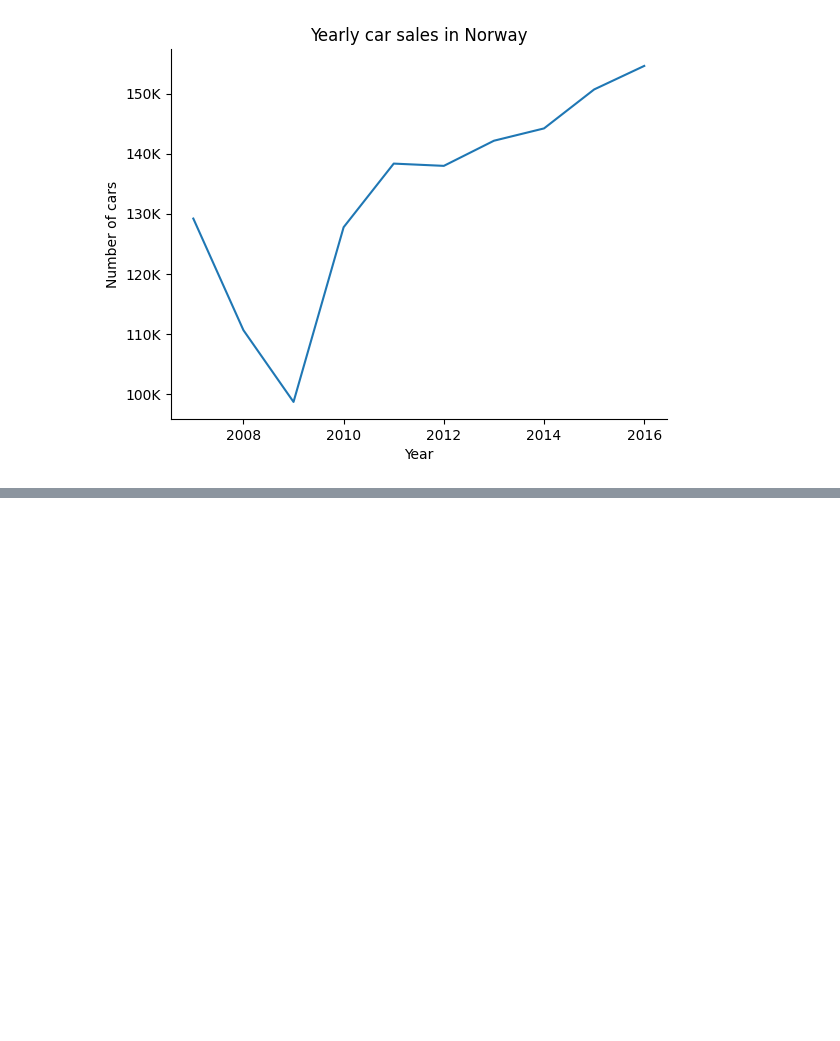
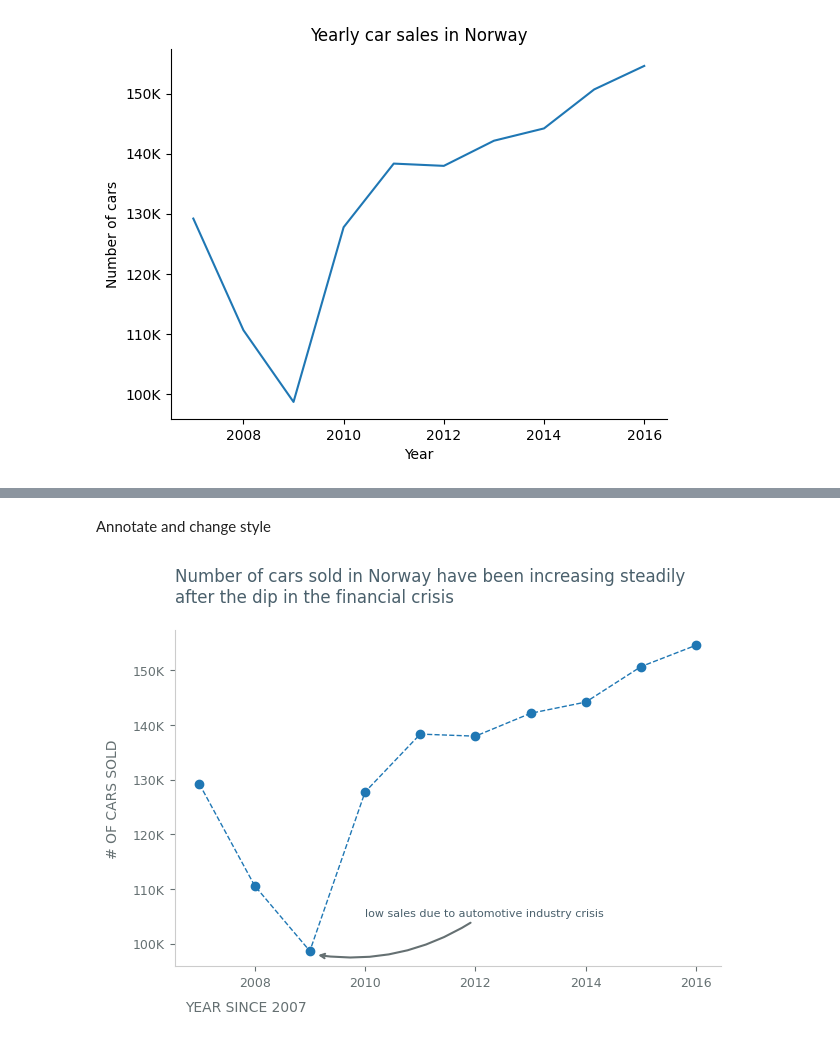
Before and after one commit to erikunevik/data_visualization_erik_unevik_de24, a Jupyter notebook: 04/story_telling_line_erik.ipynb, the cells around one changed output, grey strips where cells are left out. Cells and saved outputs as stored; diff of their text form; code cells hidden in the pictures; blank space fills up the shorter version.

```diff
--- a/04/story_telling_line_erik.ipynb
+++ b/04/story_telling_line_erik.ipynb
@@ -69,0 +102,46 @@ ax.yaxis.set_major_formatter(formatter)
+# %% [markdown]
+Annotate and change style
+# %%
+ax = df_yearly_quantity.plot(linewidth=1, style="--o")
+
+ax.legend().remove()
+ax.spines[["top", "right"]].set_visible(False)
+formatter = FuncFormatter(lambda val, pos: f"{int(val/1000)}K")
+ax.yaxis.set_major_formatter(formatter)
+
+ax.spines[["left", "bottom"]].set_color(GRAY_1)
+ax.tick_params(axis="both", colors=GRAY_2, labelsize=9) # To control colors of tickparams
+
+ax.set_title(
+    "Number of cars sold in Norway have been increasing steadily \nafter the dip in the financial crisis",
+    loc="left",
+    color = GRAY_3,
+    pad=20,
+)
+
+ax.set_xlabel("YEAR SINCE 2007", color=GRAY_2)
+ax.set_ylabel("# OF CARS SOLD", color=GRAY_2)
+
+ax.xaxis.set_label_coords(.13, -.1)
+ax.yaxis.set_label_coords(-.1, .5) # Avstånd till axeln
+
+arrowprops = dict(arrowstyle="->",
+connectionstyle=f"arc3, rad =-.2", linewidth = 1.5, color = GRAY_2
+
+)
+
+ax.annotate(
+    text="low sales due to automotive industry crisis",
+    xy=(2009.1, 98000), # Vad pilen pekar på
+    fontsize = 8,
+    color = GRAY_3,
+    arrowprops=arrowprops,
+    xytext = (2010, 1.05e5) # Typ längd på pil resp hur högt upp den hamnar
+
+)
+
+fig = ax.get_figure()
+fig.tight_layout()
+fig.savefig("figures/storytelling_line1.png")
+# %% [output]
+[figure, added]
```
Also changed, not shown: parts of 2 cells of this notebook, 19 other files.
